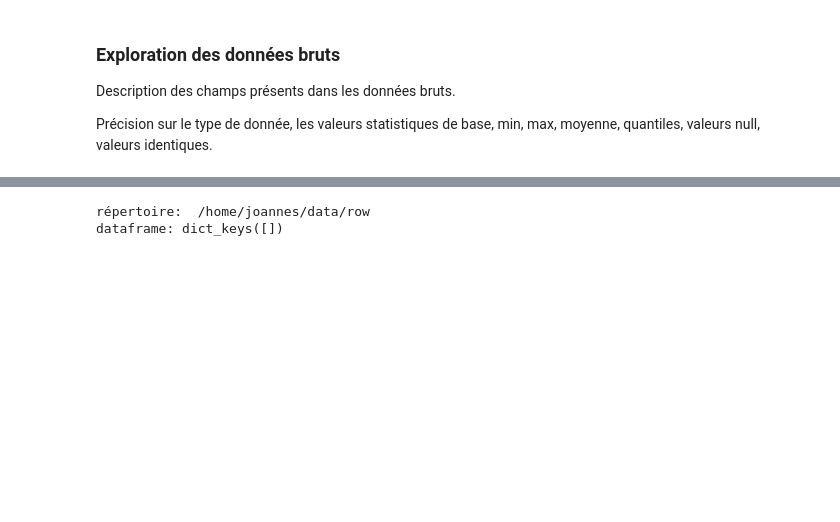
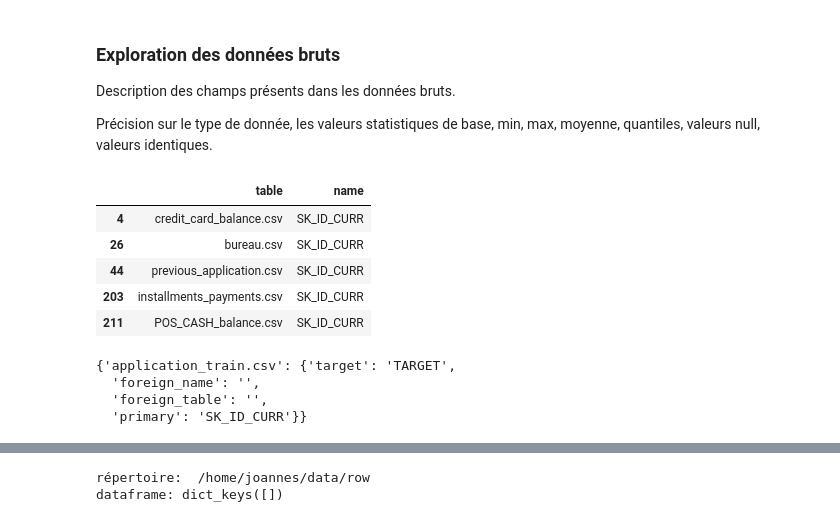
Before and after one commit to joannes59/openclassrooms_projet06, a Jupyter notebook: notebooks/Initiez-vous au MLOps 1-02 exploration.ipynb, the cells around one changed output, grey strips where cells are left out. Drawn from its saved outputs; the diff is of its cells as text; code cells hidden in the pictures; blank space fills up the shorter version.

```diff
--- a/notebooks/Initiez-vous au MLOps 1-02 exploration.ipynb
+++ b/notebooks/Initiez-vous au MLOps 1-02 exploration.ipynb
@@ -44,3 +45,52 @@ logger = logging.getLogger(__name__)
 MLFLOW_URL = "http://localhost:5000"
 DATA_DIR = str(Path.home() / "data")
 EXPERIMENT_NAME = "Projet 06 - OpenClassrooms v4"
+# %%
+df_field_describ = pd.read_csv(DATA_DIR + "/describe_column.csv")
+
+tables = df_field_describ["table"].unique().tolist()
+
+# Filter
+IS_TARGET = (df_field_describ["key"] == "TARGET")
+IS_PRIMARY = (df_field_describ["key"] == "PRIMARY")
+IS_FOREIGN = (df_field_describ["key"] == "FOREIGN")
+
+
+# Table
+target_table = df_field_describ.loc[IS_TARGET, ["table", "name"]]
+# level 0, the table with the target
+mcd = {}
+if len(target_table) == 1:
+    dic_target_table = target_table.iloc[0].to_dict()
+    mcd[dic_target_table["table"]] = {"target": dic_target_table["name"], "foreign_name": "", "foreign_table": ""}
+
+    IS_TARGET_TABLE = (df_field_describ["table"] == dic_target_table["table"])
+    target_primary = df_field_describ.loc[(IS_TARGET_TABLE & IS_PRIMARY), ["name"]]
+    if len(target_primary) == 1:
+        dic_target_primary = target_primary.iloc[0].to_dict()
+        mcd[dic_target_table["table"]]["primary"] = dic_target_primary["name"]
+
+        foreign_name = dic_target_primary["name"]
+        IS_FOREIGN_NAME = (df_field_describ["name"] == foreign_name)
+
+        foreign_key = df_field_describ.loc[IS_FOREIGN_NAME & IS_FOREIGN, ["table", "name"]]
+
+        display(foreign_key)
+
+
+
+
+
+
+display(mcd)
+# %% [output]
+|  | table | name |
+| 4 | credit_card_balance.csv | SK_ID_CURR |
+| 26 | bureau.csv | SK_ID_CURR |
+| 44 | previous_application.csv | SK_ID_CURR |
+| 203 | installments_payments.csv | SK_ID_CURR |
+| 211 | POS_CASH_balance.csv | SK_ID_CURR |
+{'application_train.csv': {'target': 'TARGET',
+  'foreign_name': '',
+  'foreign_table': '',
+  'primary': 'SK_ID_CURR'}}
```
Also changed, not shown: parts of 3 cells of this notebook, 2 other files.
